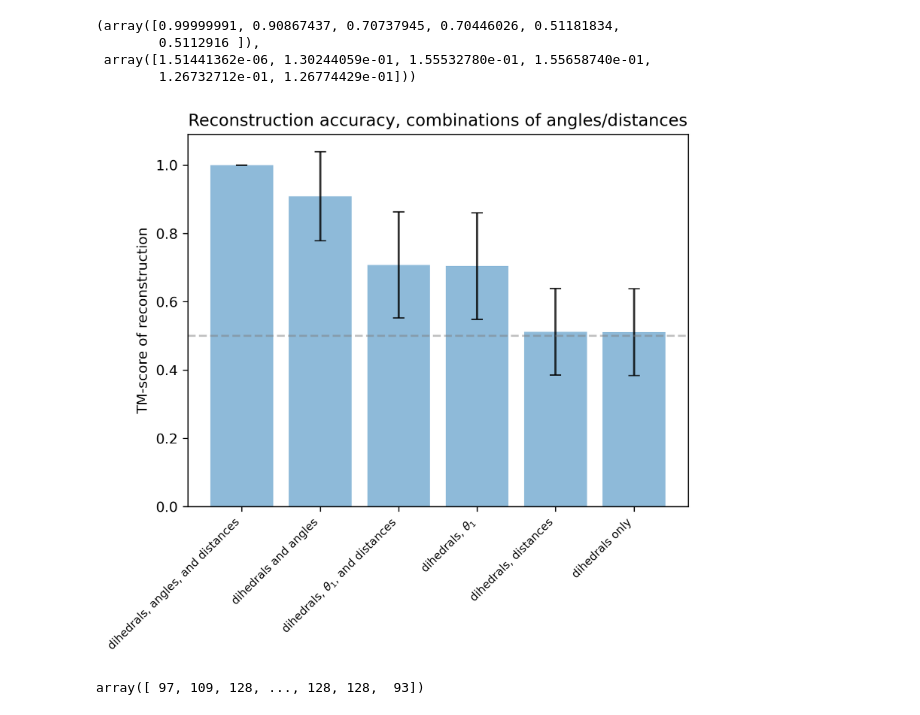
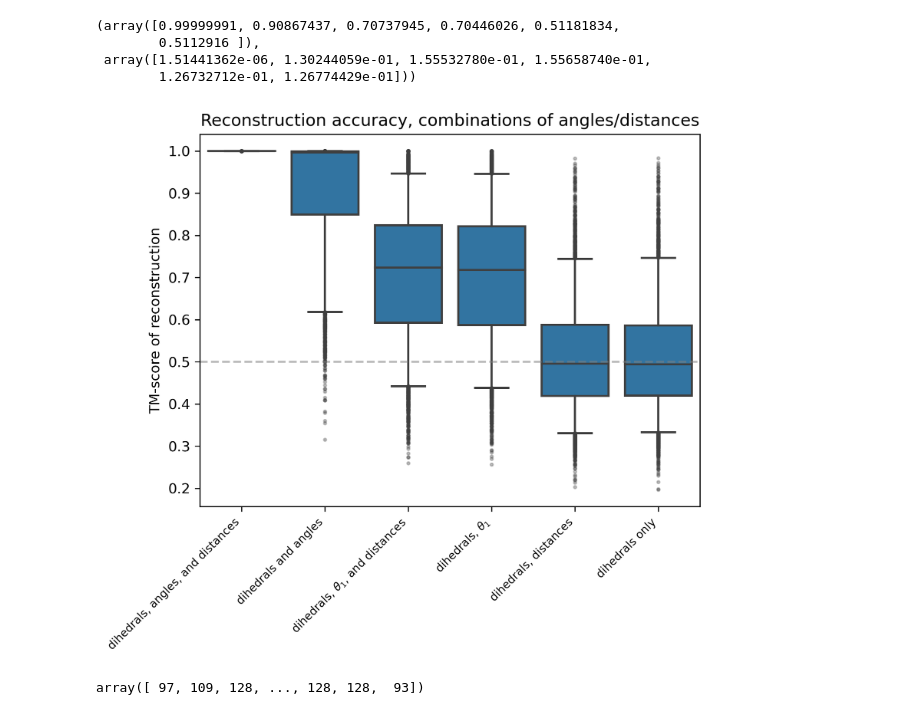
Before and after one commit to microsoft/foldingdiff, a Jupyter notebook: jupyter/requisite_internal_values.ipynb, the cells around one changed output. Cells and saved outputs as stored; diff of their text form; code cells hidden in the pictures.

Commit message:
REplace reconstruction barplot with boxplot.

```diff
--- a/jupyter/requisite_internal_values.ipynb
+++ b/jupyter/requisite_internal_values.ipynb
@@ -58,24 +64,0 @@ str(train_dset_noised)
-# %%
-def view_pdb_py3dmol(fname:str):
-    """
-    View a PDB file in a Jupyter notebook
-    See: https://william-dawson.github.io/using-py3dmol.html
-    """
-    with open(fname) as source:
-        system = "".join([l for l in source])
-    view = py3Dmol.view(width=400, height=300)
-    view.addModelsAsFrames(system)
-    # view.setStyle({'chain': -1}, {"cartoon": {'color': 'blue'}})
-    # view.setStyle({"model": -1}, {'stick':{'colorscheme':f"WhiteCarbon",'radius':0.3}})
-    view.setStyle({"cartoon": {"color":"blue"}})
-    view.zoomTo()
-    view.show()
-
-def view_pdb(fname:str, save_to:str=""):
-    """View the PDB file"""
-    view = nv.show_file(str(fname))
-    if save_to:
-        view.download_image(save_to, factor=10, trim=True, transparent=True)
-    return view
-
-view = view_pdb_py3dmol(train_dset.filenames[40])
@@ -112,7 +93,7 @@ def test_consistency(fname:str, angles_to_use=["phi", "psi", "omega", "tau", "CA
             view = view_pdb(out_fname)
     return score, view
 
-score, view = test_consistency(train_dset.filenames[40], visualize=True)
+score, view = test_consistency(train_dset.filenames[40], visualize=False)
 print(score)
 # %% [output]
 1.0
@@ -330,24 +306,24 @@ np.nanmean(reconstruction_scores, axis=0), np.nanstd(reconstruction_scores, axis
         1.26732712e-01, 1.26774429e-01]))
 # %%
 fig, ax = plt.subplots(dpi=300)
-ax.bar(
-    np.arange(reconstruction_scores.shape[1]),
-    np.nanmean(reconstruction_scores, axis=0),
-    yerr=np.nanstd(reconstruction_scores, axis=0),
-    alpha=0.5,
-    error_kw={"capsize": 4.0, "color": 'grey', "alpha": 0.8},
+sns.boxplot(
+    data=reconstruction_scores,
+    whis=(5, 95),
+    color=sns.color_palette()[0],
+    fliersize=2,
+    flierprops={"marker": "o", "alpha": 0.3, "color": "gray"},
 )
 ax.set_xticks(list(range(6)))
 ax.set_xticklabels(reconstruction_scores.columns, rotation=45, ha='right', size=8)
 ax.axhline(0.5, linestyle='--', color='grey', alpha=0.5)
 ax.set(
     ylabel="TM-score of reconstruction",
     title="Reconstruction accuracy, combinations of angles/distances",
 )
 fig.savefig(reconst_tmscore_dir / "reconstruction_barplot.pdf", bbox_inches='tight')
 fig.show()
 # %% [output]
-[figure, old version]
+[figure, new version]
 # %%
 train_dset_seq_lens = np.array([train_dset[i]['lengths'].item() for i in range(5000)])
 train_dset_seq_lens
```
Also changed, not shown: parts of 11 cells of this notebook, 1 other file.
